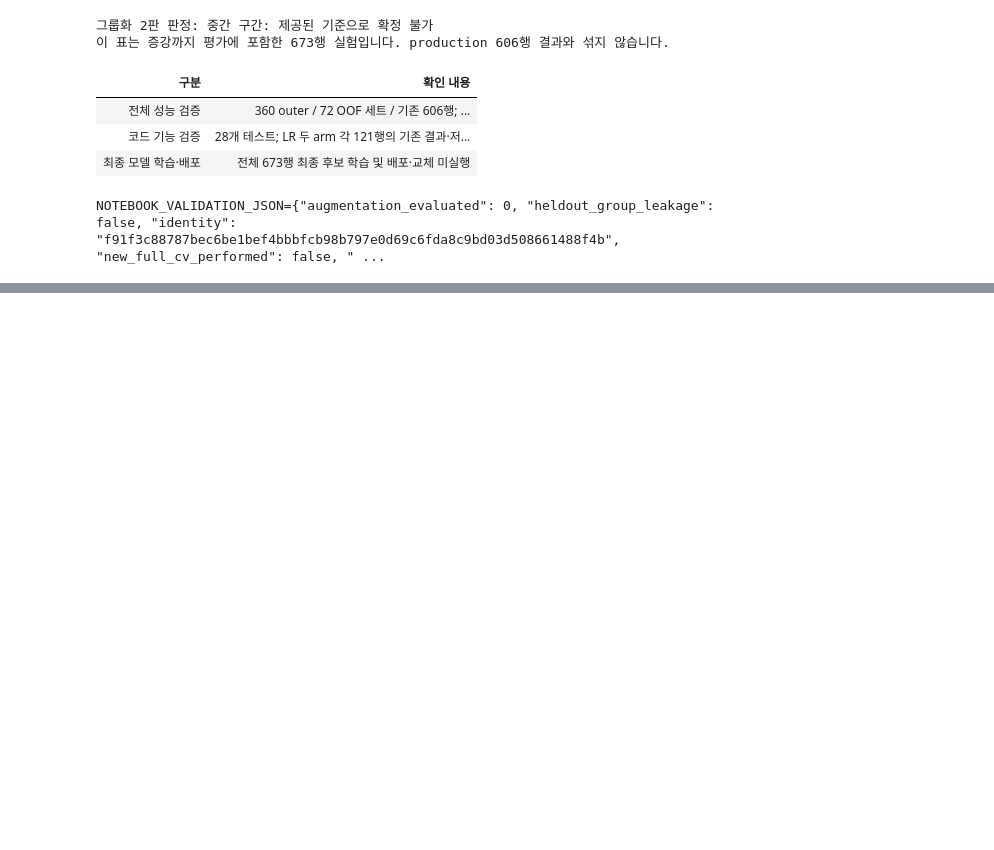
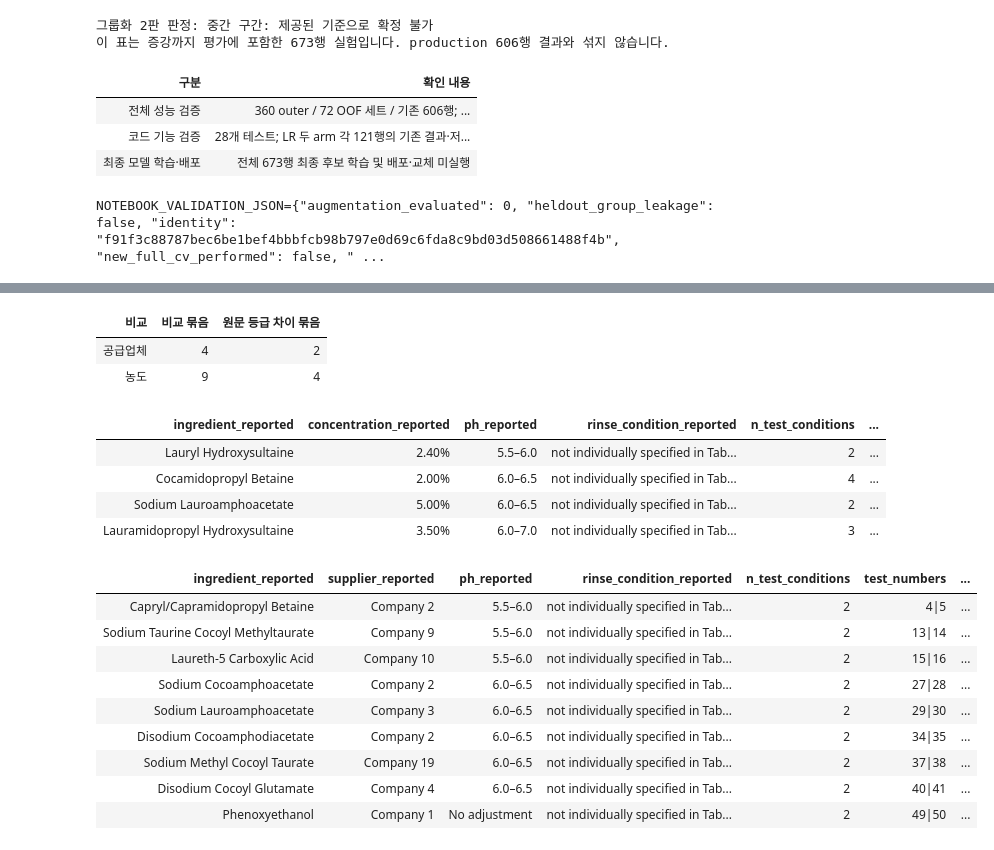
Before and after one commit to tjdbf061106-sketch/COS, a Jupyter notebook: 최종/Eye_production_20261108/eye_all_experiments_v2.ipynb, the cells around one changed output, grey strips where cells are left out. Saved outputs shown, nothing was run; the diff lists cells and outputs as text; code cells hidden in the pictures; blank space fills up the shorter version.

```diff
--- a/최종/Eye_production_20261108/eye_all_experiments_v2.ipynb
+++ b/최종/Eye_production_20261108/eye_all_experiments_v2.ipynb
@@ -2034,0 +2427,27 @@ NOTEBOOK_VALIDATION_JSON={"augmentation_evaluated": 0, "heldout_group_leakage":
+# %%
+ext_cases = ext_load("descriptive_case_summary.json")
+ext_table(pd.DataFrame([
+    {"비교": "공급업체", "비교 묶음": ext_cases["baby_supplier_contrast_groups"], "원문 등급 차이 묶음": ext_cases["baby_supplier_groups_with_different_original_grades"]},
+    {"비교": "농도", "비교 묶음": ext_cases["baby_concentration_contrast_groups"], "원문 등급 차이 묶음": ext_cases["baby_concentration_groups_with_changed_original_grades"]},
+]))
+ext_table(pd.read_csv(EXT_ROOT / "baby_supplier_case_comparisons.csv"))
+ext_table(pd.read_csv(EXT_ROOT / "baby_concentration_case_comparisons.csv"))
+# %% [output]
+| 비교 | 비교 묶음 | 원문 등급 차이 묶음 |
+| 공급업체 | 4 | 2 |
+| 농도 | 9 | 4 |
+| ingredient_reported | concentration_reported | ph_reported | rinse_condition_reported | n_test_conditions | ... |
+| Lauryl Hydroxysultaine | 2.40% | 5.5–6.0 | not individually specified in Tab... | 2 | ... |
+| Cocamidopropyl Betaine | 2.00% | 6.0–6.5 | not individually specified in Tab... | 4 | ... |
+| Sodium Lauroamphoacetate | 5.00% | 6.0–6.5 | not individually specified in Tab... | 2 | ... |
+| Lauramidopropyl Hydroxysultaine | 3.50% | 6.0–7.0 | not individually specified in Tab... | 3 | ... |
+| ingredient_reported | supplier_reported | ph_reported | rinse_condition_reported | n_test_conditions | test_numbers | ... |
+| Capryl/Capramidopropyl Betaine | Company 2 | 5.5–6.0 | not individually specified in Tab... | 2 | 4|5 | ... |
+| Sodium Taurine Cocoyl Methyltaurate | Company 9 | 5.5–6.0 | not individually specified in Tab... | 2 | 13|14 | ... |
+| Laureth-5 Carboxylic Acid | Company 10 | 5.5–6.0 | not individually specified in Tab... | 2 | 15|16 | ... |
+| Sodium Cocoamphoacetate | Company 2 | 6.0–6.5 | not individually specified in Tab... | 2 | 27|28 | ... |
+| Sodium Lauroamphoacetate | Company 3 | 6.0–6.5 | not individually specified in Tab... | 2 | 29|30 | ... |
+| Disodium Cocoamphodiacetate | Company 2 | 6.0–6.5 | not individually specified in Tab... | 2 | 34|35 | ... |
+| Sodium Methyl Cocoyl Taurate | Company 19 | 6.0–6.5 | not individually specified in Tab... | 2 | 37|38 | ... |
+| Disodium Cocoyl Glutamate | Company 4 | 6.0–6.5 | not individually specified in Tab... | 2 | 40|41 | ... |
+| Phenoxyethanol | Company 1 | No adjustment | not individually specified in Tab... | 2 | 49|50 | ... |
```
Also changed, not shown: parts of 24 cells of this notebook, 41 other files.
